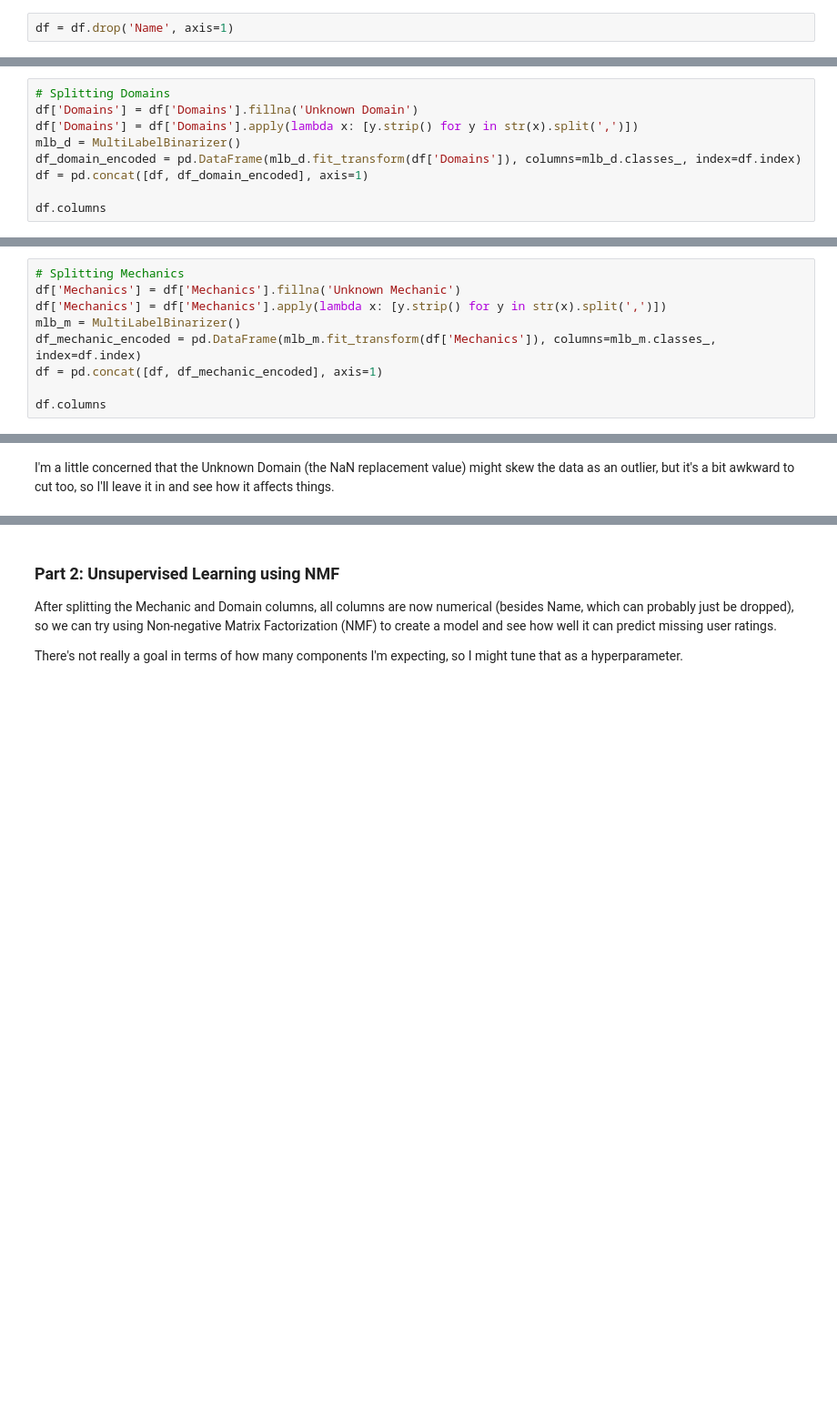
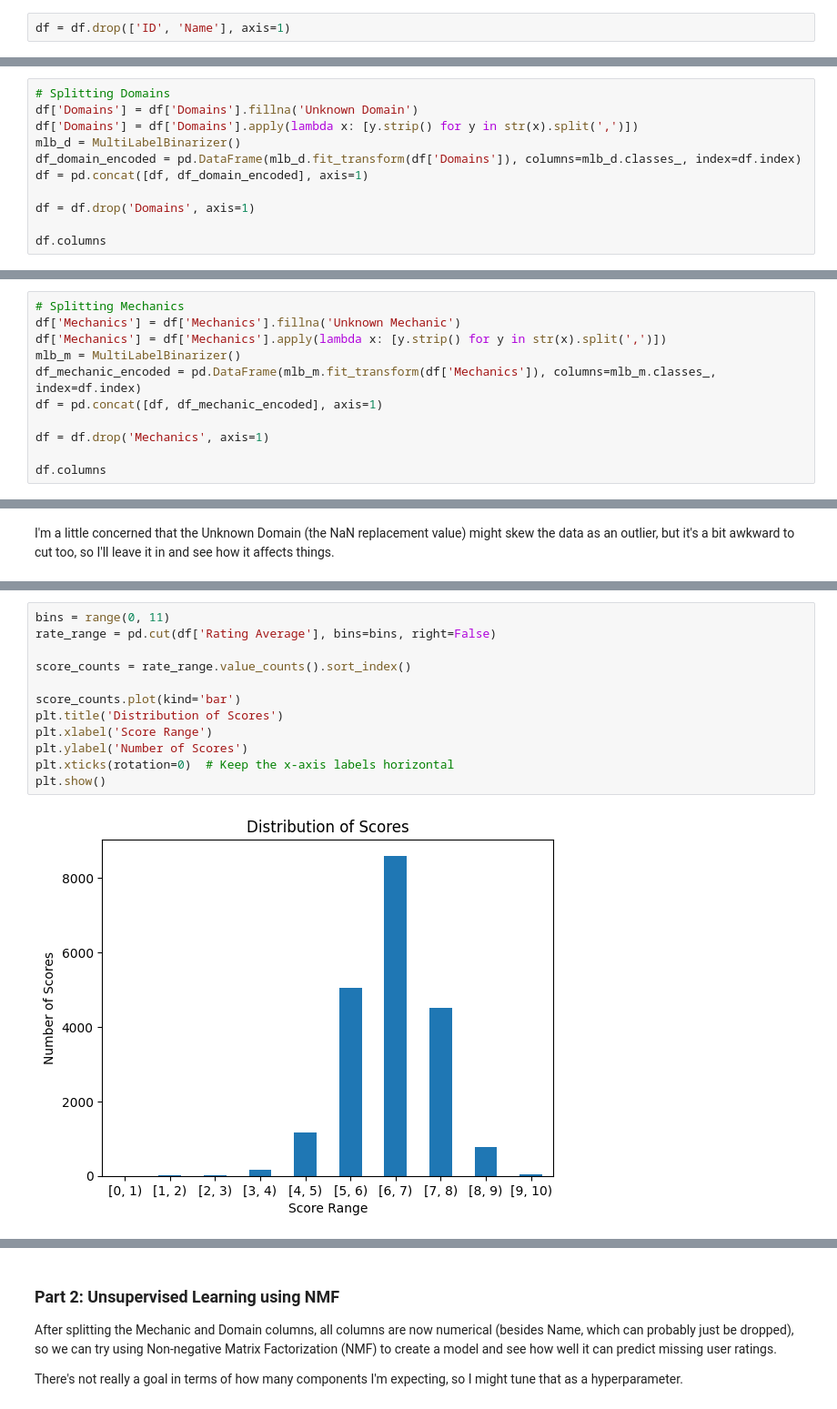
Before and after one commit to bxue2/Unsupervised-Learning-Final, a Jupyter notebook: Final.ipynb, the cells around one changed output, grey strips where cells are left out. Shown at 91% size. Drawn from its saved outputs; the diff is of its cells as text; blank space fills up the shorter version.

```diff
--- a/Final.ipynb
+++ b/Final.ipynb
@@ -141,5 +142,5 @@ Now that I've dropped the duplicates, I'll probably drop the Name column as well
 # %%
-df = df.drop('Name', axis=1)
+df = df.drop(['ID', 'Name'], axis=1)
 # %% [markdown]
 #### Handling Mechanic and Domain Columns
 This one's a bit trickier to handle. For one, besides the name column they're the only non-numerical columns, so if I want to do something like NMF, I'll either need to cut the columns completely, or convert them to numbers. I also have the option to just remove the columns entirely, but it feels like there's quite a bit of info stored in these columns, so I'd rather not.
@@ -166,5 +167,7 @@ mlb_d = MultiLabelBinarizer()
 df_domain_encoded = pd.DataFrame(mlb_d.fit_transform(df['Domains']), columns=mlb_d.classes_, index=df.index)
 df = pd.concat([df, df_domain_encoded], axis=1)
 
+df = df.drop('Domains', axis=1)
+
 df.columns
 # %% [output]
@@ -183,5 +185,7 @@ mlb_m = MultiLabelBinarizer()
 df_mechanic_encoded = pd.DataFrame(mlb_m.fit_transform(df['Mechanics']), columns=mlb_m.classes_, index=df.index)
 df = pd.concat([df, df_mechanic_encoded], axis=1)
 
+df = df.drop('Mechanics', axis=1)
+
 df.columns
 # %% [output]
@@ -230,0 +238,14 @@ I'm a little concerned that the Unknown Domain (the NaN replacement value) might
+# %%
+bins = range(0, 11)
+rate_range = pd.cut(df['Rating Average'], bins=bins, right=False)
+
+score_counts = rate_range.value_counts().sort_index()
+
+score_counts.plot(kind='bar')
+plt.title('Distribution of Scores')
+plt.xlabel('Score Range')
+plt.ylabel('Number of Scores')
+plt.xticks(rotation=0)  # Keep the x-axis labels horizontal
+plt.show()
+# %% [output]
+[figure, added]
```
Also changed, not shown: parts of 15 cells of this notebook.
